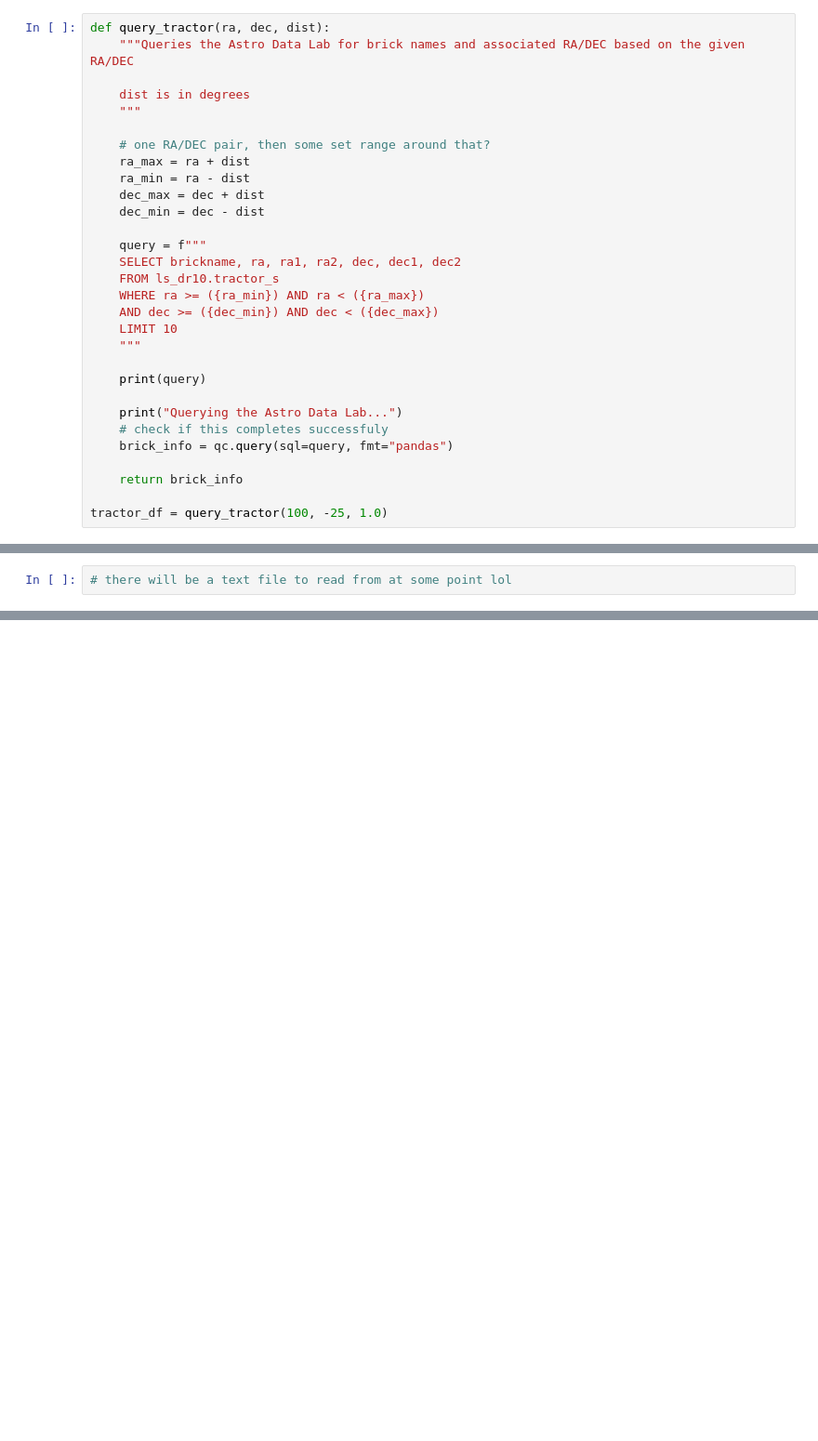
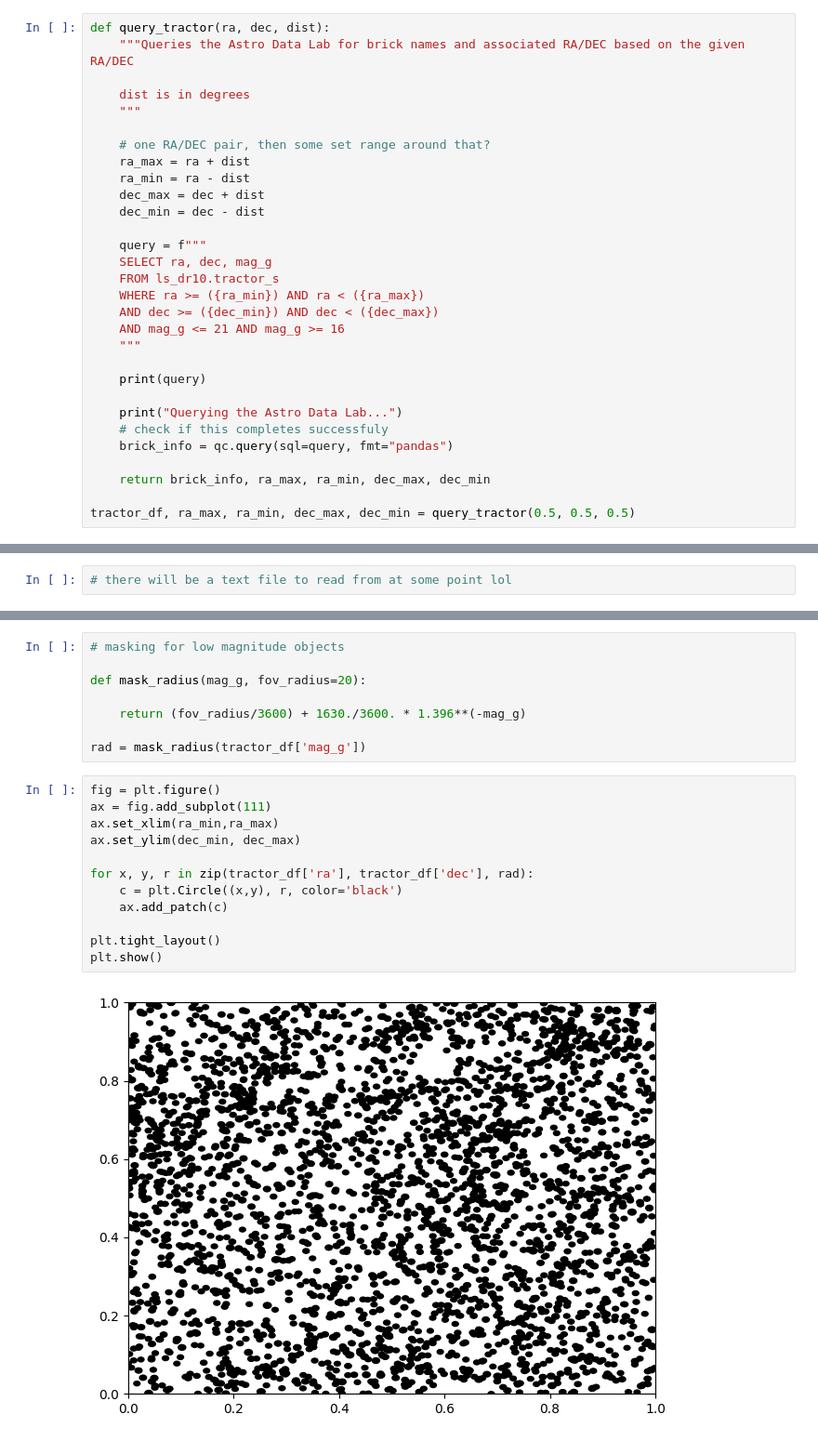
Before and after one commit to cyb0rb/WiFeS_Catalog, a Jupyter notebook: positions_from_catalog.ipynb, the cells around one changed output, grey strips where cells are left out. Shown at 93% size. Saved outputs shown, nothing was run; the diff lists cells and outputs as text; blank space fills up the shorter version.

```diff
--- a/positions_from_catalog.ipynb
+++ b/positions_from_catalog.ipynb
@@ -32,11 +32,11 @@ def query_tractor(ra, dec, dist):
     dec_min = dec - dist
 
     query = f"""
-    SELECT brickname, ra, ra1, ra2, dec, dec1, dec2
+    SELECT ra, dec, mag_g
     FROM ls_dr10.tractor_s
     WHERE ra >= ({ra_min}) AND ra < ({ra_max})
     AND dec >= ({dec_min}) AND dec < ({dec_max})
-    LIMIT 10
+    AND mag_g <= 21 AND mag_g >= 16
     """
 
     print(query)
@@ -45,6 +45,6 @@ def query_tractor(ra, dec, dist):
     # check if this completes successfuly
     brick_info = qc.query(sql=query, fmt="pandas")
 
-    return brick_info
+    return brick_info, ra_max, ra_min, dec_max, dec_min
 
-tractor_df = query_tractor(100, -25, 1.0)
+tractor_df, ra_max, ra_min, dec_max, dec_min = query_tractor(0.5, 0.5, 0.5)
@@ -56,0 +67,22 @@ tractor_df = query_tractor(100, -25, 1.0)
+# %%
+# masking for low magnitude objects
+
+def mask_radius(mag_g, fov_radius=20):
+
+    return (fov_radius/3600) + 1630./3600. * 1.396**(-mag_g)
+
+rad = mask_radius(tractor_df['mag_g'])
+# %%
+fig = plt.figure()
+ax = fig.add_subplot(111)
+ax.set_xlim(ra_min,ra_max)
+ax.set_ylim(dec_min, dec_max)
+
+for x, y, r in zip(tractor_df['ra'], tractor_df['dec'], rad):
+    c = plt.Circle((x,y), r, color='black')
+    ax.add_patch(c)
+
+plt.tight_layout()
+plt.show()
+# %% [output]
+[figure, added]
```
Also changed, not shown: parts of 4 cells of this notebook.
